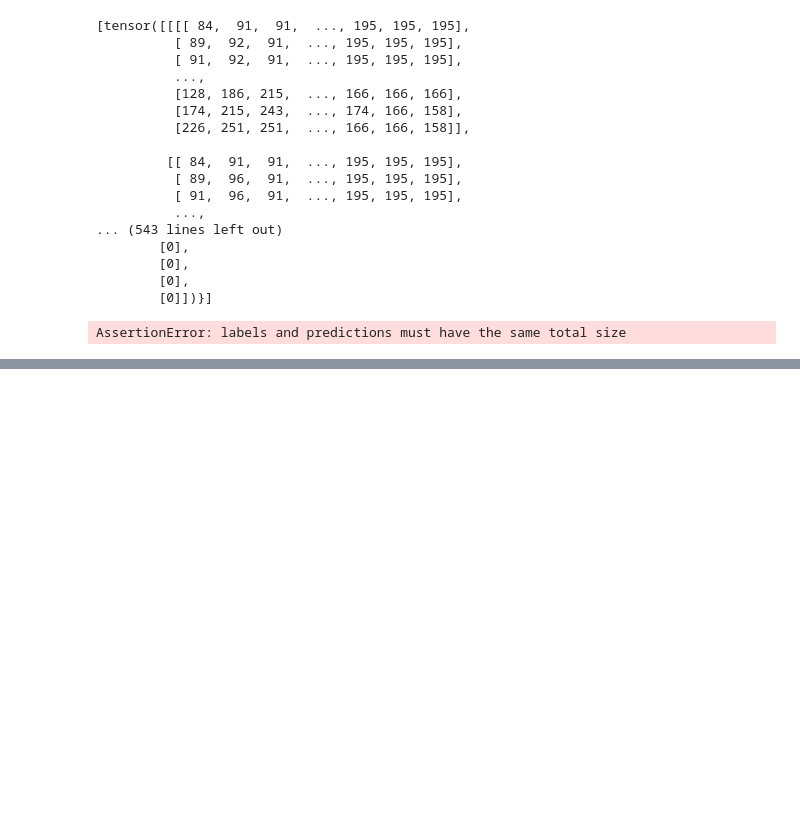
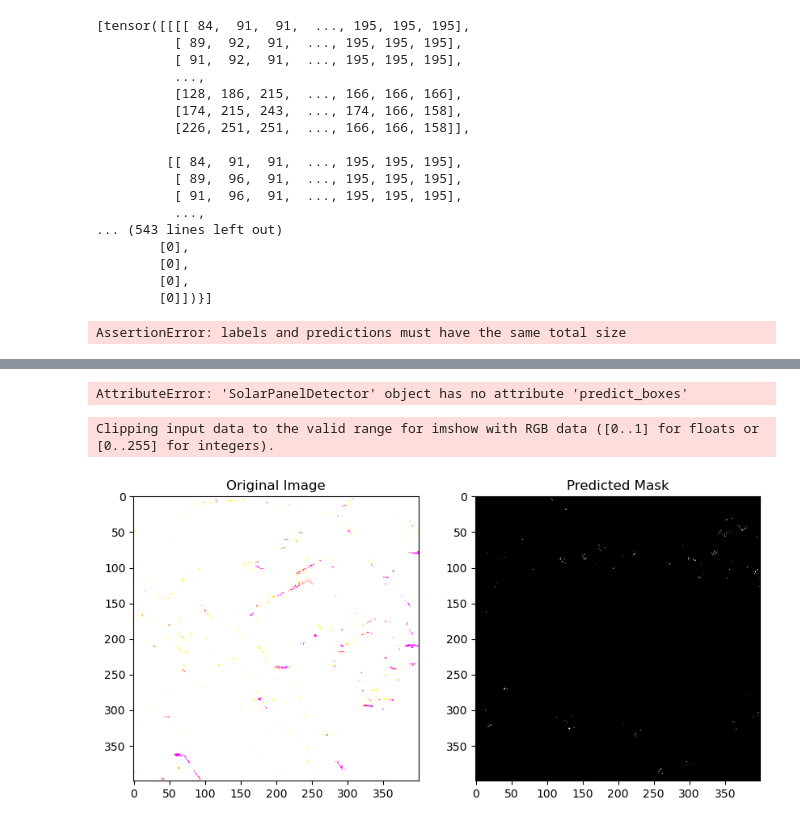
Before and after one commit to sanjaboekle/solar_panel_object_detection, a Jupyter notebook: pytorch_from_scratch.ipynb, the cells around one changed output, grey strips where cells are left out. Saved outputs shown, nothing was run; the diff lists cells and outputs as text; code cells hidden in the pictures; blank space fills up the shorter version.

```diff
--- a/pytorch_from_scratch.ipynb
+++ b/pytorch_from_scratch.ipynb
@@ -380,0 +470,62 @@ AssertionError: labels and predictions must have the same total size
+# %%
+from matplotlib.patches import Rectangle
+
+# Assuming predicted_boxes and predicted_masks are available
+predicted_boxes = model.predict_boxes(image_tensor)
+predicted_masks = model.predict_masks(image_tensor)
+
+# Convert the prediction tensors to numpy arrays
+predicted_boxes = predicted_boxes.numpy()
+predicted_masks = predicted_masks.numpy().argmax(
+    axis=0
+)  # Convert to single-channel mask
+
+# Create a figure with three subplots
+fig, axs = plt.subplots(1, 3, figsize=(15, 5))
+
+# Display the original image in the first subplot
+axs[0].imshow(image_numpy)
+axs[0].set_title("Original Image")
+
+# Display the predicted bounding boxes in the second subplot
+axs[1].imshow(image_numpy)
+for box in predicted_boxes:
+    rect = Rectangle(
+        (box[0], box[1]),
+        box[2] - box[0],
+        box[3] - box[1],
+        linewidth=1,
+        edgecolor="r",
+        facecolor="none",
+    )
+    axs[1].add_patch(rect)
+axs[1].set_title("Predicted Bounding Boxes")
+
+# Display the predicted mask in the third subplot
+axs[2].imshow(predicted_masks, cmap="gray")  # Use a grayscale colormap for the mask
+axs[2].set_title("Predicted Mask")
+
+# Show the figure
+plt.show()
+# %% [output]
+AttributeError: 'SolarPanelDetector' object has no attribute 'predict_boxes'
+# %%
+# Convert the prediction tensor to a single-channel mask
+predicted_mask = predictions.numpy().argmax(axis=0)
+
+# Create a figure with two subplots
+fig, axs = plt.subplots(1, 2, figsize=(10, 5))
+
+# Display the original image in the first subplot
+axs[0].imshow(original_numpy_image)
+axs[0].set_title("Original Image")
+
+# Display the predicted mask in the second subplot
+axs[1].imshow(predicted_mask, cmap="gray")  # Use a grayscale colormap for the mask
+axs[1].set_title("Predicted Mask")
+
+# Show the figure
+plt.show()
+# %% [output]
+Clipping input data to the valid range for imshow with RGB data ([0..1] for floats or [0..255] for integers).
+[figure, added]
```
Also changed, not shown: parts of 10 cells of this notebook, 8 other files.
